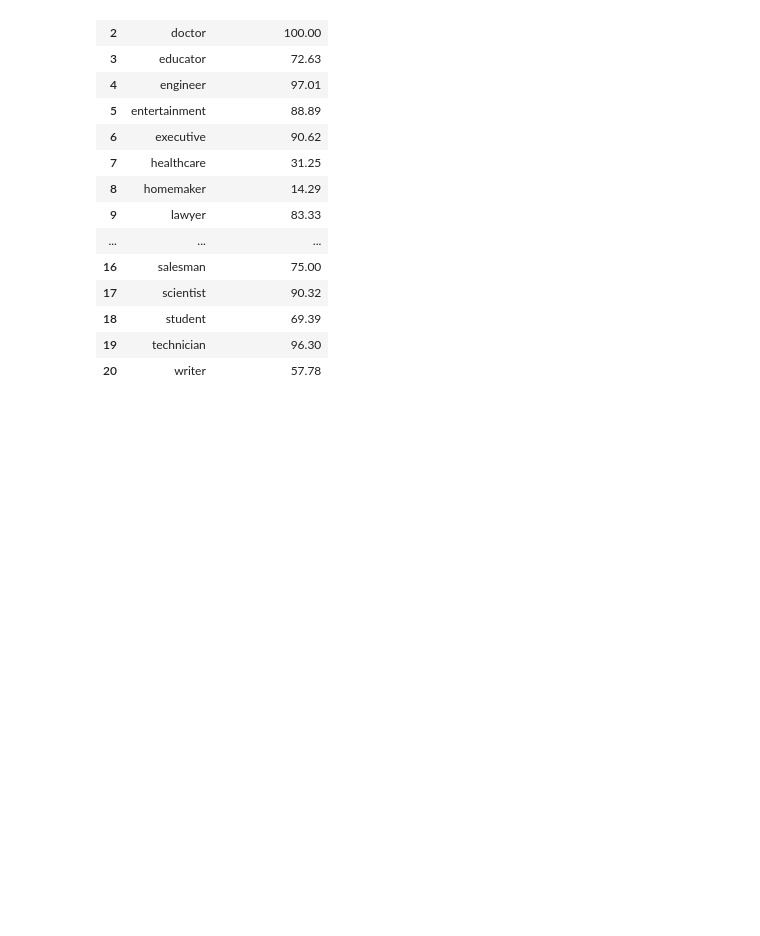
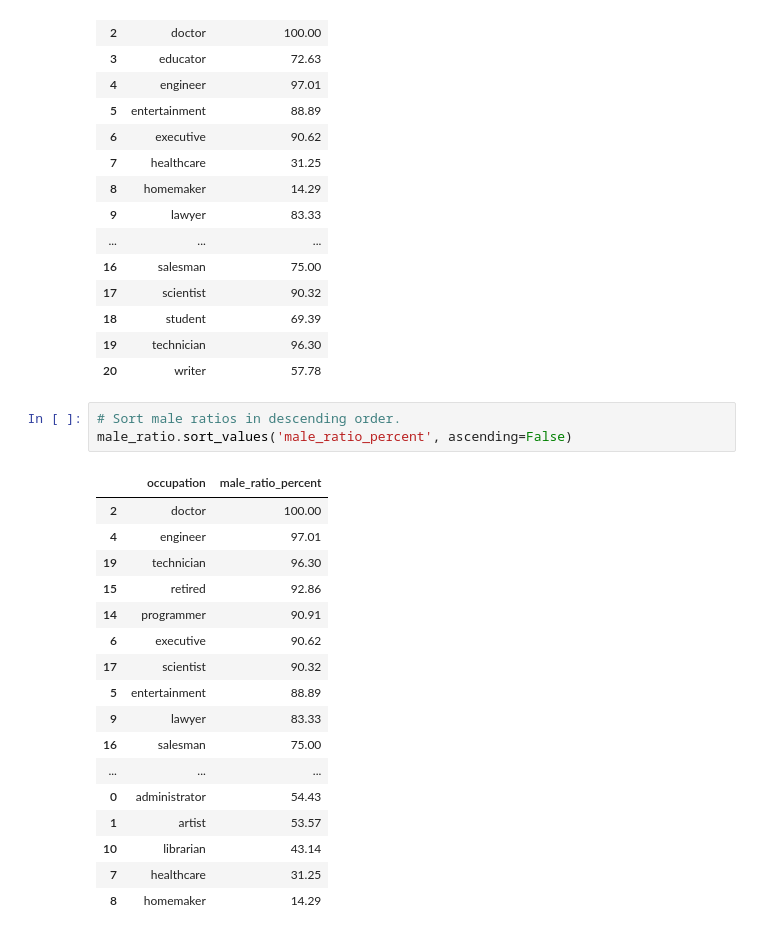
Before and after one commit to Jenn2626/Python, a Jupyter notebook: PC4.ipynb, the cells around one changed output. Drawn from its saved outputs; the diff is of its cells as text; blank space fills up the shorter version.

```diff
--- a/PC4.ipynb
+++ b/PC4.ipynb
@@ -451,3 +451,24 @@ male_ratio
 | 18 | student | 69.39 |
 | 19 | technician | 96.30 |
 | 20 | writer | 57.78 |
+# %%
+# Sort male ratios in descending order.
+male_ratio.sort_values('male_ratio_percent', ascending=False)
+# %% [output]
+|  | occupation | male_ratio_percent |
+| 2 | doctor | 100.00 |
+| 4 | engineer | 97.01 |
+| 19 | technician | 96.30 |
+| 15 | retired | 92.86 |
+| 14 | programmer | 90.91 |
+| 6 | executive | 90.62 |
+| 17 | scientist | 90.32 |
+| 5 | entertainment | 88.89 |
+| 9 | lawyer | 83.33 |
+| 16 | salesman | 75.00 |
+| ... | ... | ... |
+| 0 | administrator | 54.43 |
+| 1 | artist | 53.57 |
+| 10 | librarian | 43.14 |
+| 7 | healthcare | 31.25 |
+| 8 | homemaker | 14.29 |
```
Also changed, not shown: parts of 3 cells of this notebook.
